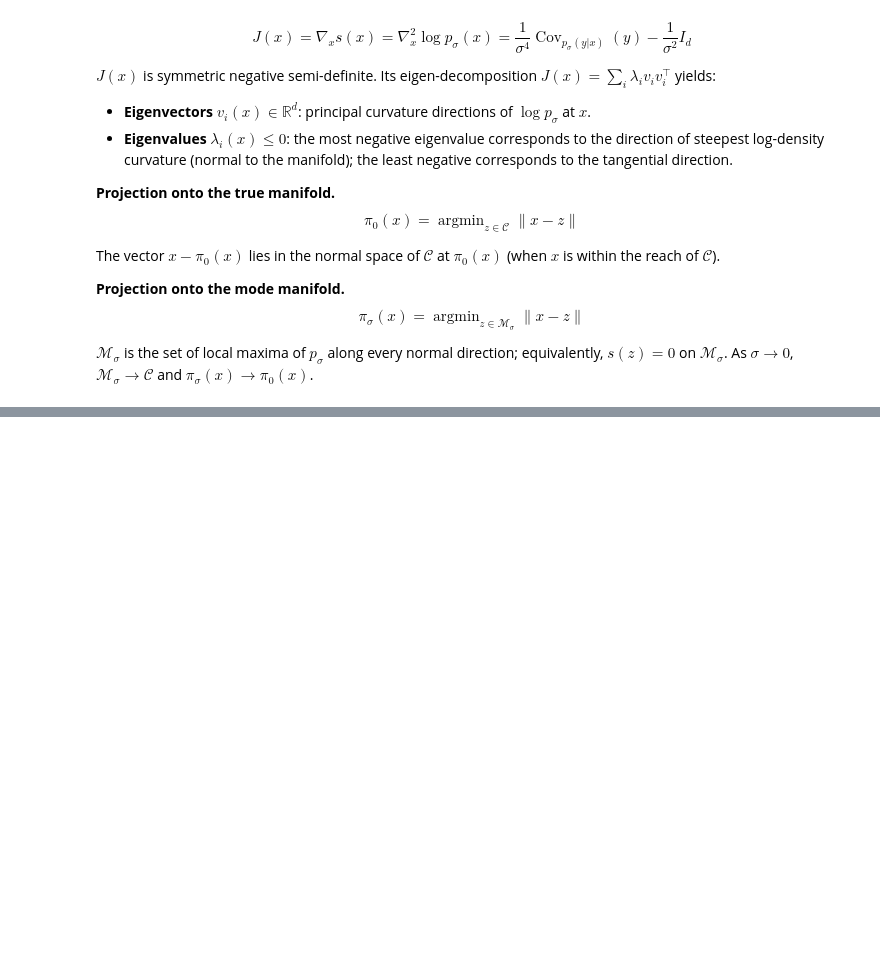
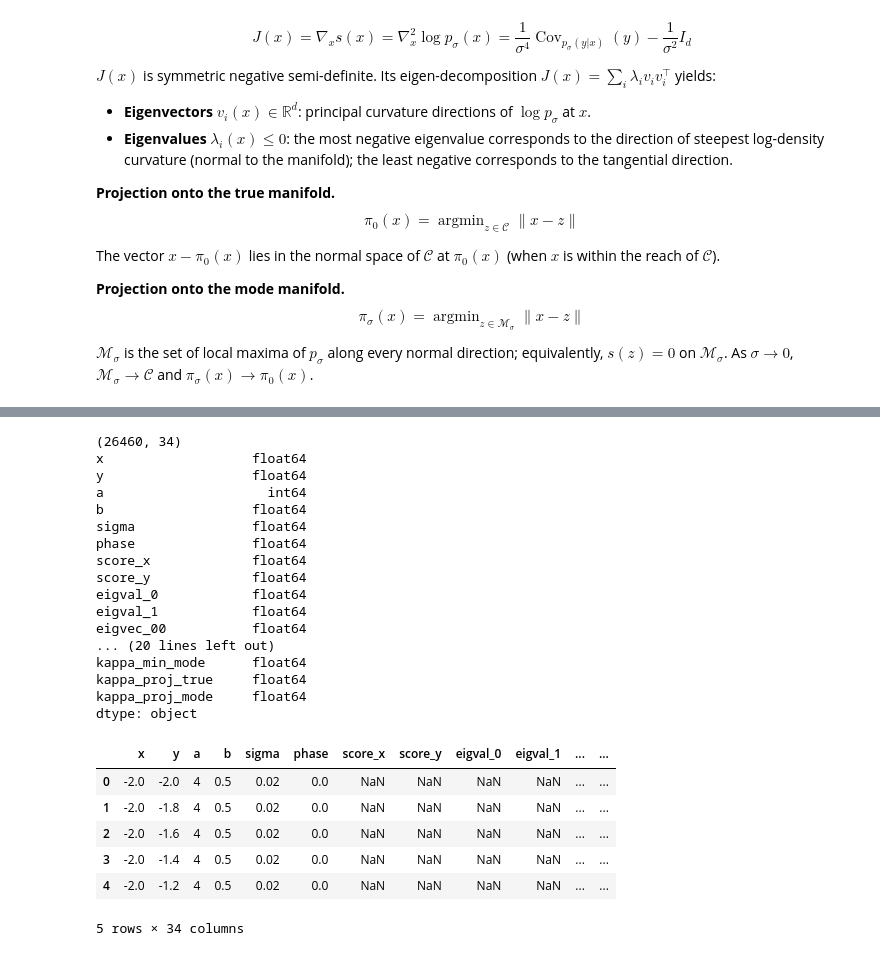
Before and after one commit to DanielGagliardi/Latent-Diffusion-Geometry, a Jupyter notebook: experiments/09-score-jacobian.ipynb, the cells around one changed output, grey strips where cells are left out. Cells and saved outputs as stored; diff of their text form; code cells hidden in the pictures; blank space fills up the shorter version.

```diff
--- a/experiments/09-score-jacobian.ipynb
+++ b/experiments/09-score-jacobian.ipynb
@@ -519,0 +653,33 @@ $\mathcal{M}_\sigma$ is the set of local maxima of $p_\sigma$ along every normal
+# %%
+import pandas as pd
+import numpy as np
+
+df = pd.read_parquet('../experiments/data/score_properties_sweep.parquet')
+print(df.shape)
+print(df.dtypes)
+df.head()
+# %% [output]
+(26460, 34)
+x                   float64
+y                   float64
+a                     int64
+b                   float64
+sigma               float64
+phase               float64
+score_x             float64
+score_y             float64
+eigval_0            float64
+eigval_1            float64
+eigvec_00           float64
+... (20 lines left out)
+kappa_min_mode      float64
+kappa_proj_true     float64
+kappa_proj_mode     float64
+dtype: object
+|  | x | y | a | b | sigma | phase | score_x | score_y | eigval_0 | eigval_1 | ... | ... |
+| 0 | -2.0 | -2.0 | 4 | 0.5 | 0.02 | 0.0 | NaN | NaN | NaN | NaN | ... | ... |
+| 1 | -2.0 | -1.8 | 4 | 0.5 | 0.02 | 0.0 | NaN | NaN | NaN | NaN | ... | ... |
+| 2 | -2.0 | -1.6 | 4 | 0.5 | 0.02 | 0.0 | NaN | NaN | NaN | NaN | ... | ... |
+| 3 | -2.0 | -1.4 | 4 | 0.5 | 0.02 | 0.0 | NaN | NaN | NaN | NaN | ... | ... |
+| 4 | -2.0 | -1.2 | 4 | 0.5 | 0.02 | 0.0 | NaN | NaN | NaN | NaN | ... | ... |
+5 rows × 34 columns
```
Also changed, not shown: parts of 9 cells of this notebook.
